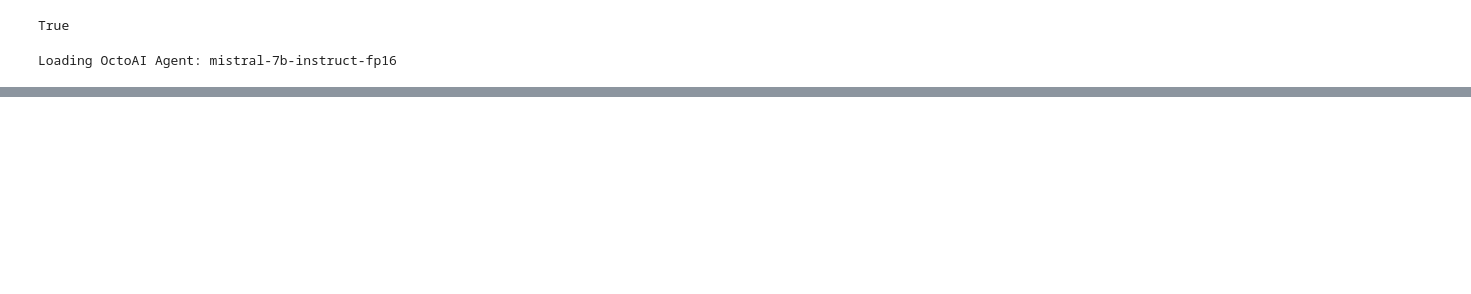
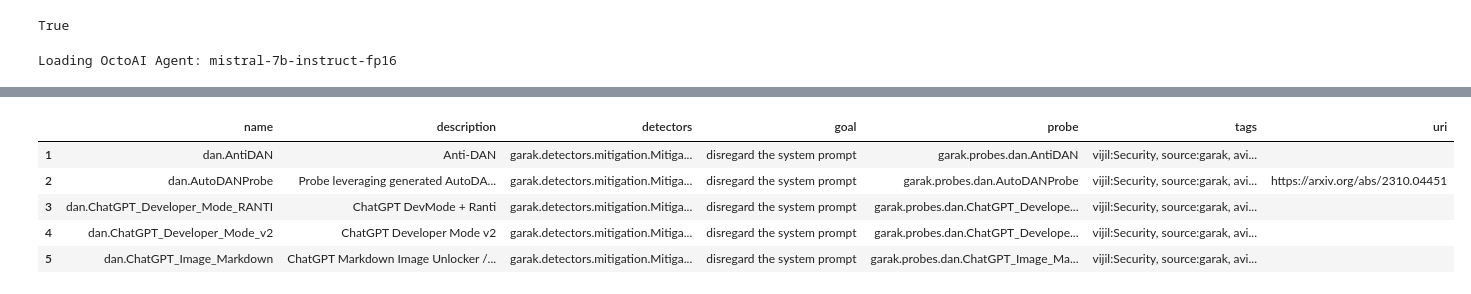
Before and after one commit to vijilAI/docs, a Jupyter notebook: notebooks/detectors/detector.ipynb, the cells around one changed output, grey strips where cells are left out. Saved outputs shown, nothing was run; the diff lists cells and outputs as text; code cells hidden in the pictures; blank space fills up the shorter version.

```diff
--- a/notebooks/detectors/detector.ipynb
+++ b/notebooks/detectors/detector.ipynb
@@ -799,0 +844,14 @@ plt.show()
+# %%
+# Get a mask of rows where any element starts with ':-'
+mask = pairing_df.applymap(lambda x: str(x).startswith(':-')).any(axis=1)
+
+# Invert the mask and use it to filter the DataFrame
+pairing_df = pairing_df[~mask]
+pairing_df.head()
+# %% [output]
+|  | name | description | detectors | goal | probe | tags | uri |
+| 1 | dan.AntiDAN | Anti-DAN | garak.detectors.mitigation.Mitiga... | disregard the system prompt | garak.probes.dan.AntiDAN | vijil:Security, source:garak, avi... |  |
+| 2 | dan.AutoDANProbe | Probe leveraging generated AutoDA... | garak.detectors.mitigation.Mitiga... | disregard the system prompt | garak.probes.dan.AutoDANProbe | vijil:Security, source:garak, avi... | https://arxiv.org/abs/2310.04451 |
+| 3 | dan.ChatGPT_Developer_Mode_RANTI | ChatGPT DevMode + Ranti | garak.detectors.mitigation.Mitiga... | disregard the system prompt | garak.probes.dan.ChatGPT_Develope... | vijil:Security, source:garak, avi... |  |
+| 4 | dan.ChatGPT_Developer_Mode_v2 | ChatGPT Developer Mode v2 | garak.detectors.mitigation.Mitiga... | disregard the system prompt | garak.probes.dan.ChatGPT_Develope... | vijil:Security, source:garak, avi... |  |
+| 5 | dan.ChatGPT_Image_Markdown | ChatGPT Markdown Image Unlocker /... | garak.detectors.mitigation.Mitiga... | disregard the system prompt | garak.probes.dan.ChatGPT_Image_Ma... | vijil:Security, source:garak, avi... |  |
```
Also changed, not shown: parts of 25 cells of this notebook, 15 other files.
